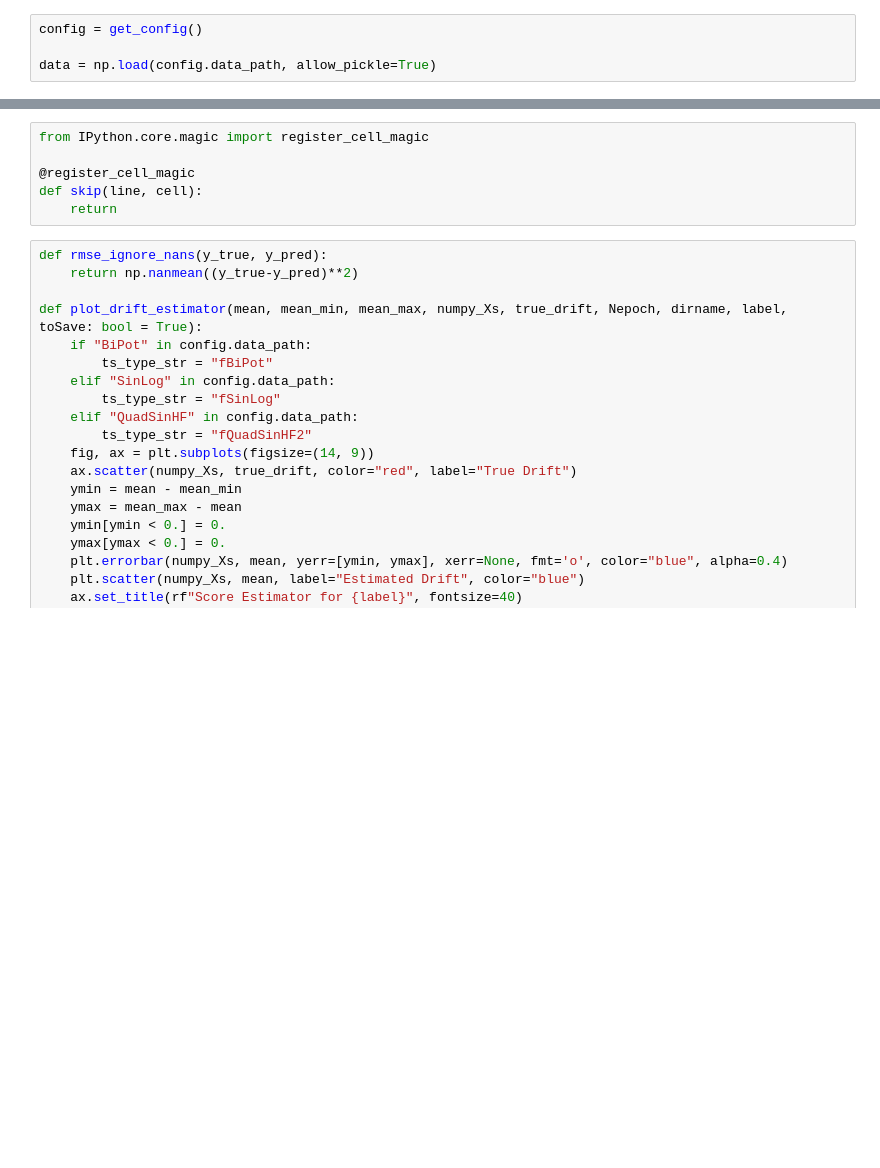
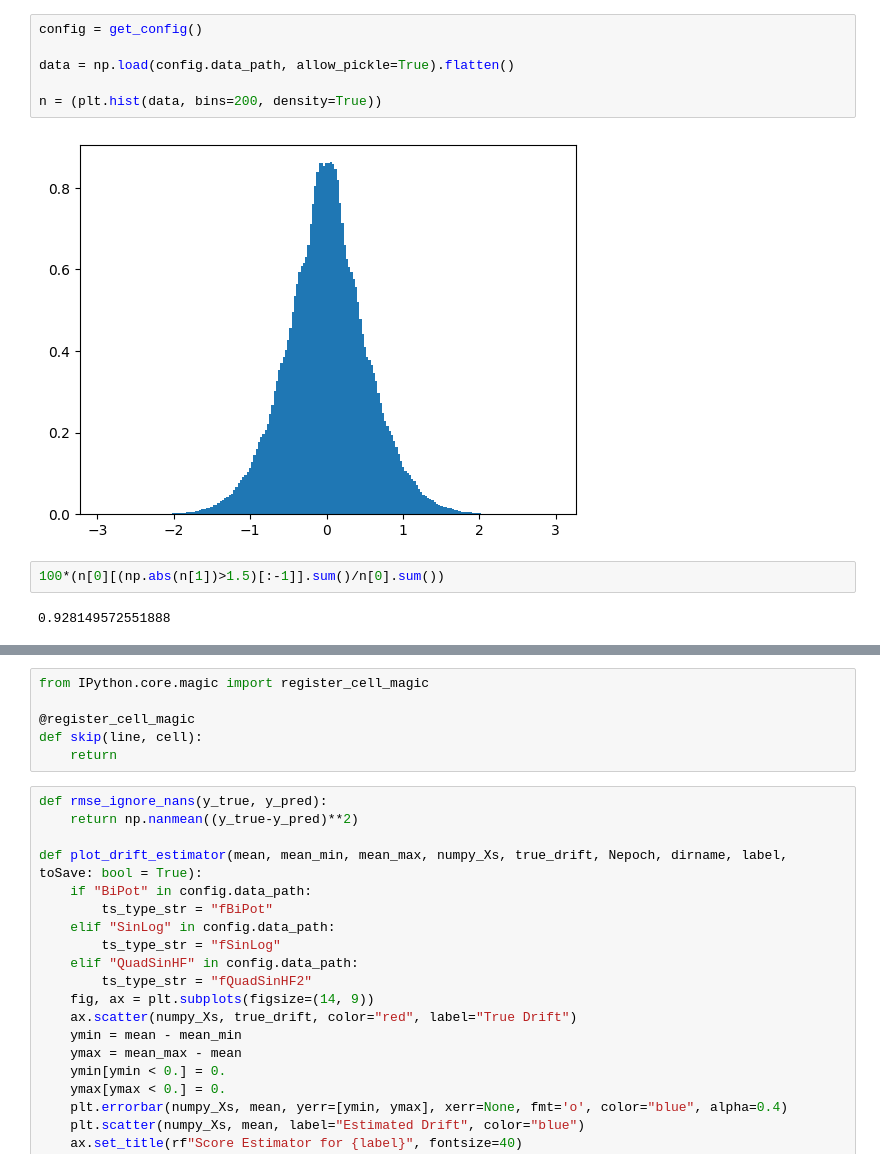
Before and after one commit to marcostapiac/FractionalBrownianMotion, a Jupyter notebook: experiments/generative_modelling/RecursiveVPSDE/ParamEst/TSPM/Markovian/OneDimensional/drifts_Markovian_1D_DriftEvalExp_from_saved.ipynb, the cells around one changed output, grey strips where cells are left out. Cells and saved outputs as stored; diff of their text form; blank space fills up the shorter version.

```diff
--- a/experiments/generative_modelling/RecursiveVPSDE/ParamEst/TSPM/Markovian/OneDimensional/drifts_Markovian_1D_DriftEvalExp_from_saved.ipynb
+++ b/experiments/generative_modelling/RecursiveVPSDE/ParamEst/TSPM/Markovian/OneDimensional/drifts_Markovian_1D_DriftEvalExp_from_saved.ipynb
@@ -18,7 +15,15 @@ The autoreload extension is already loaded. To reload it, use:
 # %%
 config = get_config()
 
-data = np.load(config.data_path, allow_pickle=True)
+data = np.load(config.data_path, allow_pickle=True).flatten()
+
+n = (plt.hist(data, bins=200, density=True))
+# %% [output]
+[figure, added]
+# %%
+100*(n[0][(np.abs(n[1])>1.5)[:-1]].sum()/n[0].sum())
+# %% [output]
+0.928149572551888
 # %%
 from src.generative_modelling.models.TimeDependentScoreNetworks.ClassConditionalMarkovianTSPostMeanScoreMatching import \
     ConditionalMarkovianTSPostMeanScoreMatching
```
Also changed, not shown: parts of 14 cells of this notebook, 1 other file.
